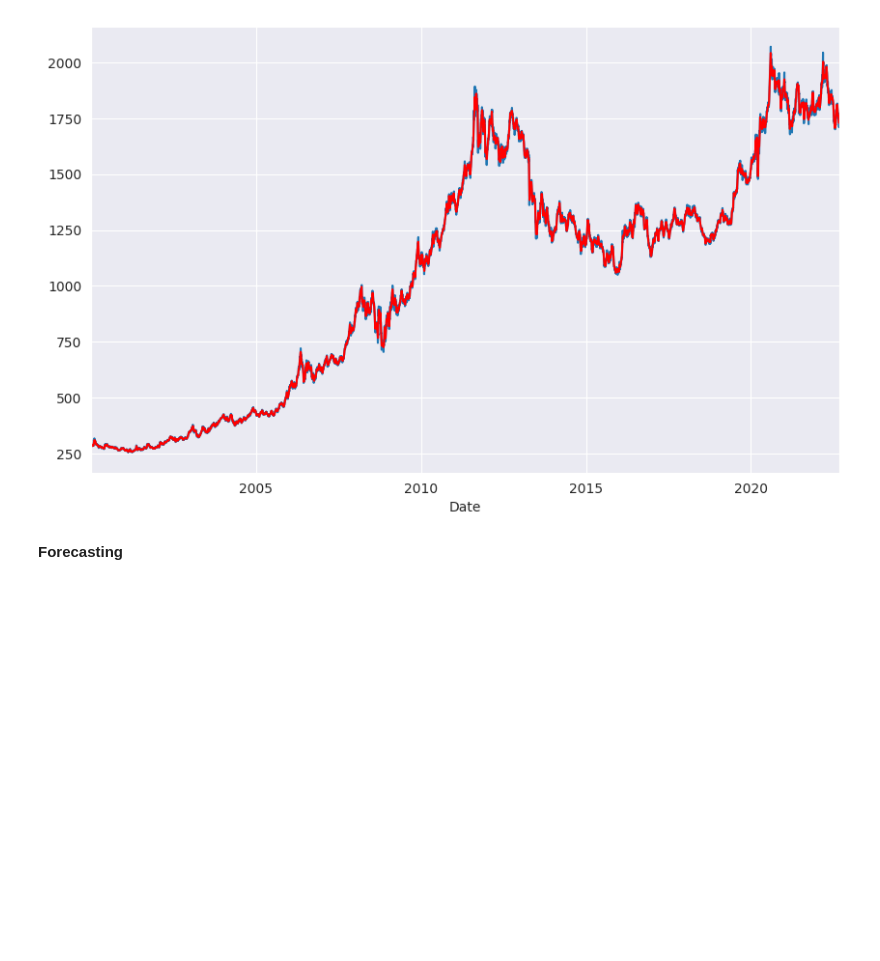
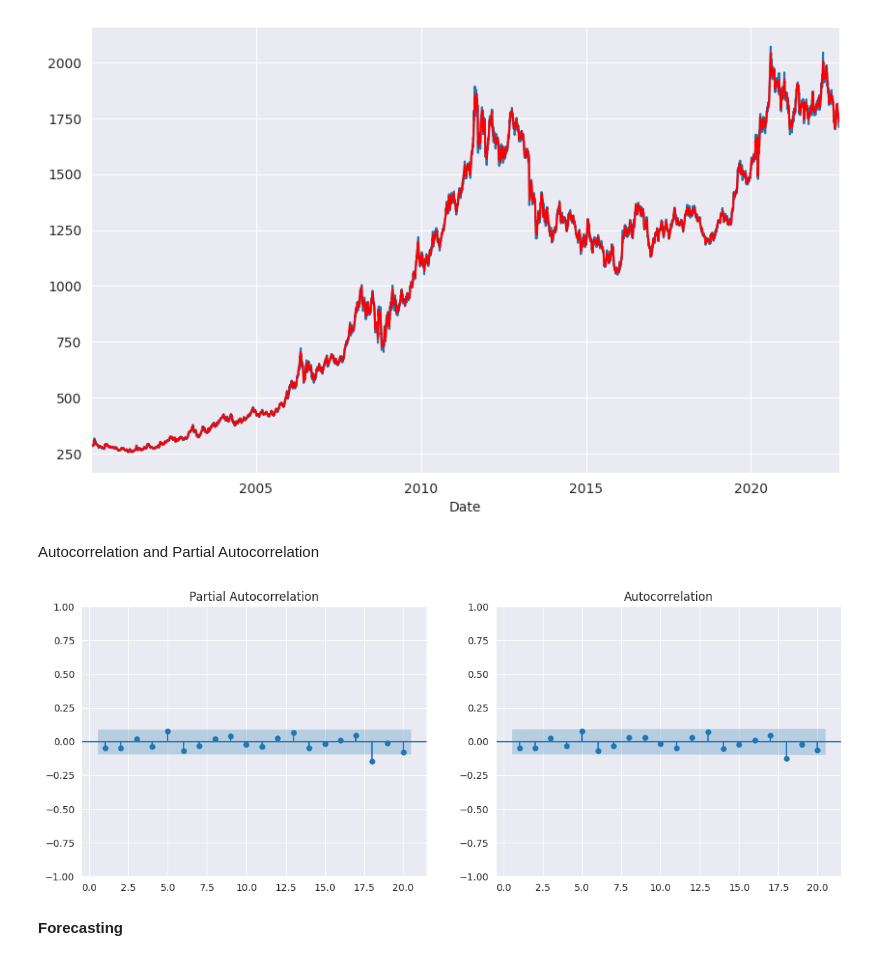
Before and after one commit to NoirHeart/Ml2023, a Jupyter notebook: TimeSeries_Gold_data.ipynb, the cells around one changed output. Saved outputs shown, nothing was run; the diff lists cells and outputs as text; code cells hidden in the pictures; blank space fills up the shorter version.

```diff
--- a/TimeSeries_Gold_data.ipynb
+++ b/TimeSeries_Gold_data.ipynb
@@ -201,6 +202,19 @@ detrended.plot(ax=ax, color='red')
 # %% [output]
 <Axes: xlabel='Date'>
 [figure]
+# %% [markdown]
+Autocorrelation and Partial Autocorrelation
+# %%
+#auto
+data=df[df.index>='2021']
+fig = plt.figure(figsize=(14,5))
+ax_1 = fig.add_subplot(121)
+plot_pacf(data.Close.diff()[1:],lags=20,zero=False,ax=ax_1)
+
+ax_2 = fig.add_subplot(122)
+plot_acf(data.Close.diff()[1:],lags=20,zero=False,ax=ax_2);
+# %% [output]
+[figure, added]
 # %% [markdown]
 **Forecasting**
 # %%
```
Also changed, not shown: parts of 5 cells of this notebook.
